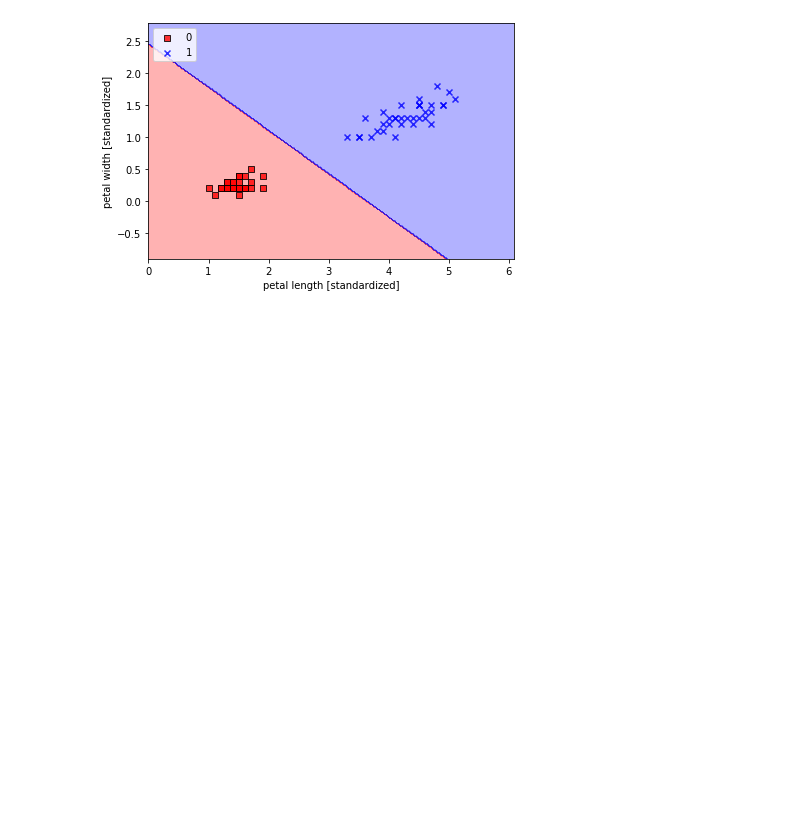
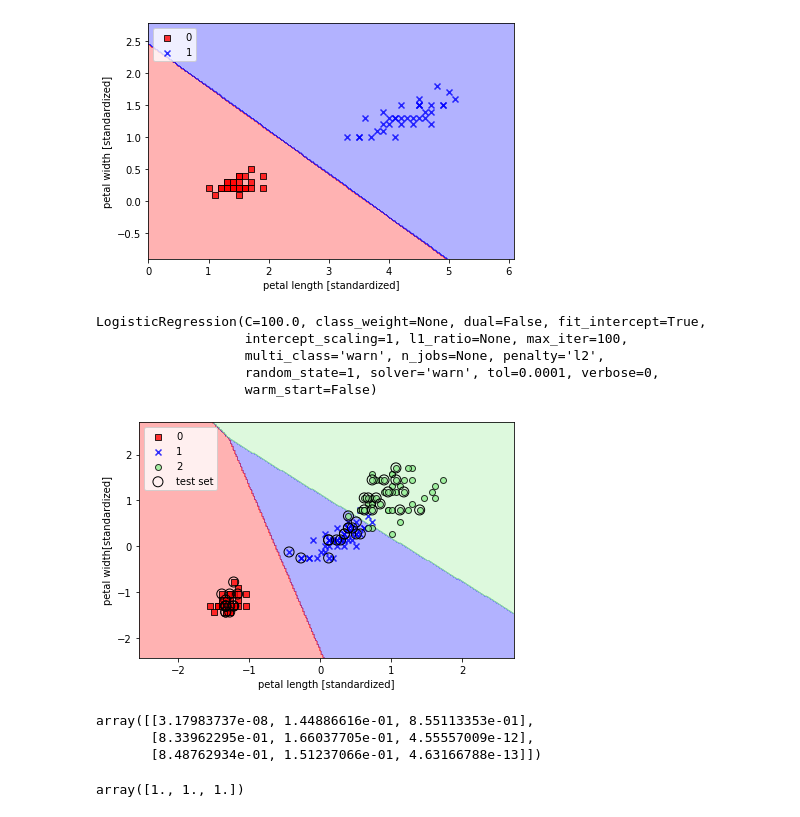
Before and after one commit to yuyatakada/manman, a Jupyter notebook: perceptrom.ipynb, the cells around one changed output. Saved outputs shown, nothing was run; the diff lists cells and outputs as text; code cells hidden in the pictures; blank space fills up the shorter version.

```diff
--- a/perceptrom.ipynb
+++ b/perceptrom.ipynb
@@ -193,0 +196,29 @@ plt.show()
+# %%
+lr = LogisticRegression(C = 100.0, random_state= 1)
+# %%
+lr.fit(X_train_std, y_train)
+# %% [output]
+LogisticRegression(C=100.0, class_weight=None, dual=False, fit_intercept=True,
+                   intercept_scaling=1, l1_ratio=None, max_iter=100,
+                   multi_class='warn', n_jobs=None, penalty='l2',
+                   random_state=1, solver='warn', tol=0.0001, verbose=0,
+                   warm_start=False)
+# %%
+plot_decision_regions(X_combined_std, y_combined, classifier = lr, test_idx = range(105,150))
+plt.xlabel("petal length [standardized]")
+plt.ylabel("petal width[standardized]")
+plt.legend(loc= "upper left")
+plt.tight_layout()
+plt.show()
+# %% [output]
+[figure, added]
+# %%
+lr.predict_proba(X_test_std[:3,:])
+# %% [output]
+array([[3.17983737e-08, 1.44886616e-01, 8.55113353e-01],
+       [8.33962295e-01, 1.66037705e-01, 4.55557009e-12],
+       [8.48762934e-01, 1.51237066e-01, 4.63166788e-13]])
+# %%
+lr.predict_proba(X_test_std[:3,:]).sum(axis=1)
+# %% [output]
+array([1., 1., 1.])
```
Also changed, not shown: parts of 17 cells of this notebook.
